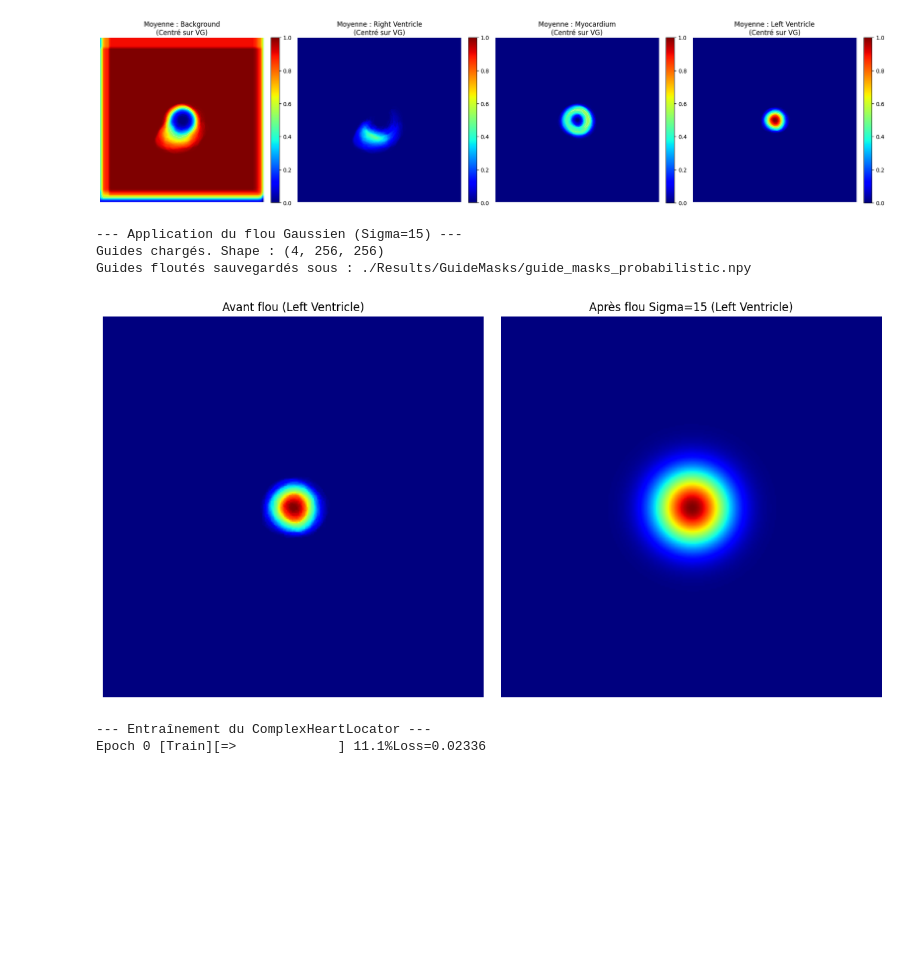
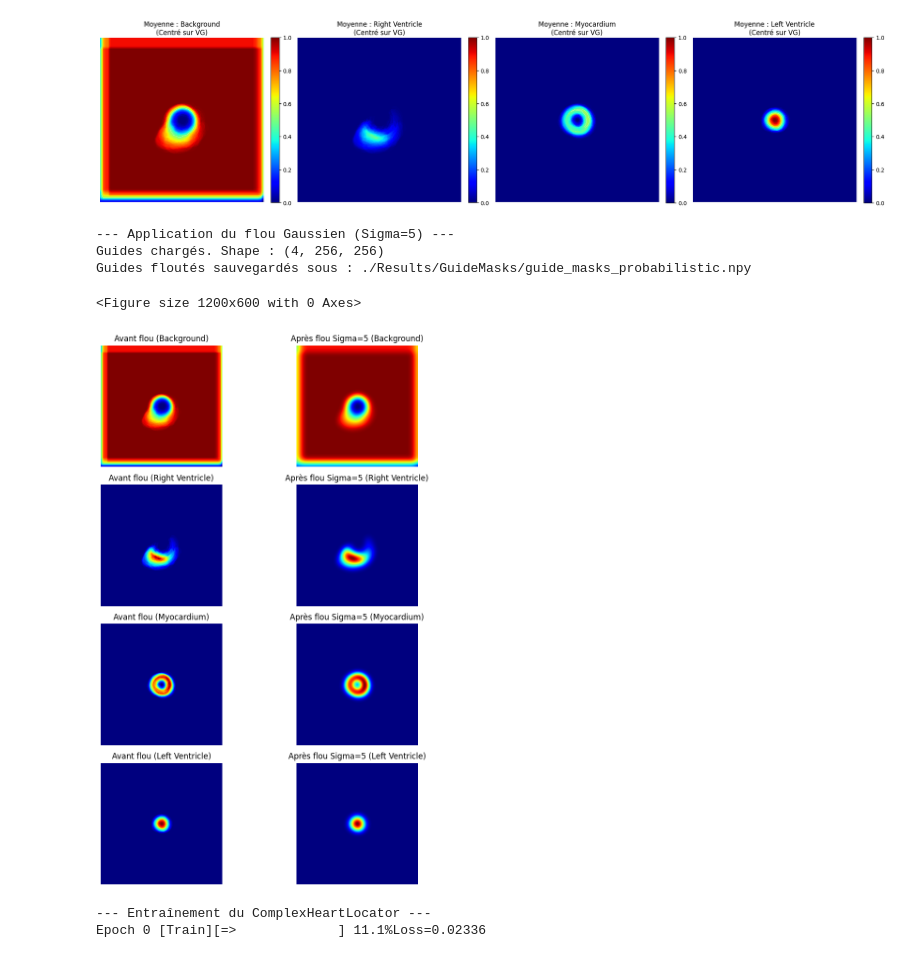
Before and after one commit to nicolasweill/MTI865-Challenge-Automated-Cardiac-Diagnosis-Challenge, a Jupyter notebook: Mask_Guide.ipynb, the cells around one changed output. Saved outputs shown, nothing was run; the diff lists cells and outputs as text; code cells hidden in the pictures; blank space fills up the shorter version.

Commit message:
guide fini

```diff
--- a/Mask_Guide.ipynb
+++ b/Mask_Guide.ipynb
@@ -150,7 +150,7 @@ from scipy.ndimage import gaussian_filter
 # --- PARAMÈTRES ---
 LOAD_PATH = './Results/GuideMasks/guide_masks_centered_LV.npy'
 SAVE_PATH = './Results/GuideMasks/guide_masks_probabilistic.npy'
-SIGMA = 15  # Intensité du flou (plus c'est haut, plus la tolérance spatiale est grande)
+SIGMA = 5  # Intensité du flou (plus c'est haut, plus la tolérance spatiale est grande)
 NUM_CLASSES = 4
 
 def apply_gaussian_blur_to_guides():
@@ -179,44 +179,49 @@ def apply_gaussian_blur_to_guides():
         # (Sauf si le masque est vide, ce qui ne devrait pas arriver ici)
         max_val = guides_blurred[c].max()
         if max_val > 0:
             guides_blurred[c] /= max_val
 
     # Optionnel : Recalculer le background proprement comme le complémentaire
     # (Souvent mieux pour que la somme des probas soit ~1, mais pas strict pour un input de réseau)
     # guides_blurred[0] = 1 - np.sum(guides_blurred[1:], axis=0)
     # guides_blurred[0] = np.clip(guides_blurred[0], 0, 1)
 
     # 3. Sauvegarde
     np.save(SAVE_PATH, guides_blurred.astype(np.float32))
     print(f"Guides floutés sauvegardés sous : {SAVE_PATH}")
 
     # 4. Visualisation comparative
     class_names = ["Background", "Right Ventricle", "Myocardium", "Left Ventricle"]
     plt.figure(figsize=(12, 6))
 
     # On affiche seulement le VG (Classe 3) pour comparer avant/après
     c = 3
 
-    plt.subplot(1, 2, 1)
-    plt.imshow(guides[c], cmap='jet')
-    plt.title(f"Avant flou ({class_names[c]})")
-    plt.axis('off')
+    plt.figure(figsize=(10, 12))
 
-    plt.subplot(1, 2, 2)
-    plt.imshow(guides_blurred[c], cmap='jet')
-    plt.title(f"Après flou Sigma={SIGMA} ({class_names[c]})")
-    plt.axis('off')
+    for c in range(4):
+        # Avant flou
+        plt.subplot(4, 2, 2*c + 1)
+        plt.imshow(guides[c], cmap="jet")
+        plt.title(f"Avant flou ({class_names[c]})")
+        plt.axis("off")
+
+        # Après flou
+        plt.subplot(4, 2, 2*c + 2)
+        plt.imshow(guides_blurred[c], cmap="jet")
+        plt.title(f"Après flou Sigma={SIGMA} ({class_names[c]})")
+        plt.axis("off")
 
     plt.tight_layout()
     plt.show()
-
 if __name__ == "__main__":
     apply_gaussian_blur_to_guides()
 # %% [output]
---- Application du flou Gaussien (Sigma=15) ---
+--- Application du flou Gaussien (Sigma=5) ---
 Guides chargés. Shape : (4, 256, 256)
 Guides floutés sauvegardés sous : ./Results/GuideMasks/guide_masks_probabilistic.npy
+<Figure size 1200x600 with 0 Axes>
-[figure, old version]
+[figure, new version]
 # %%
 import torch
 import torch.nn as nn
```
Also changed, not shown: 2 other files.
